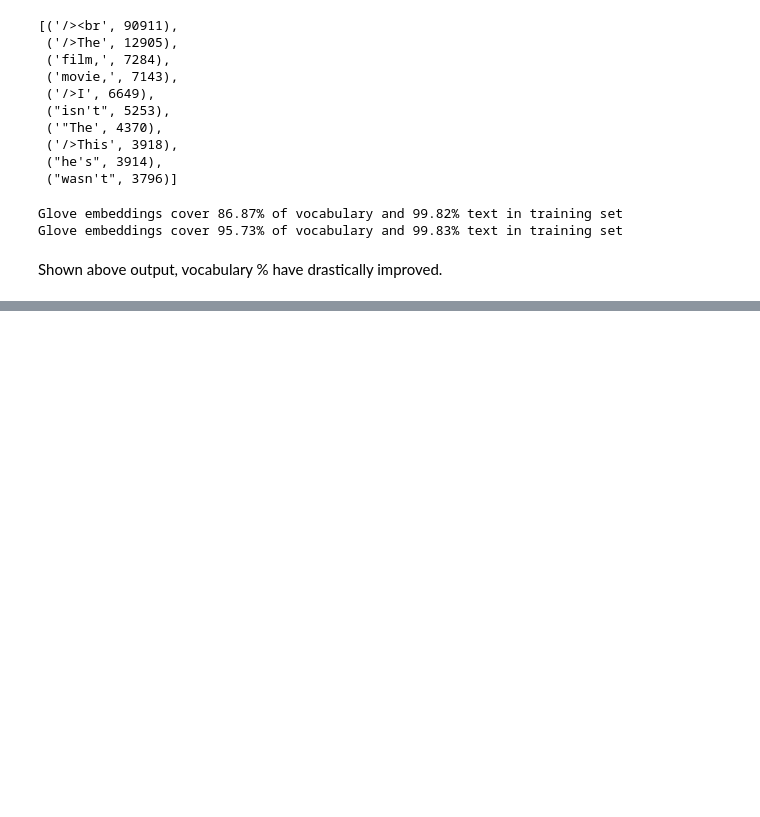
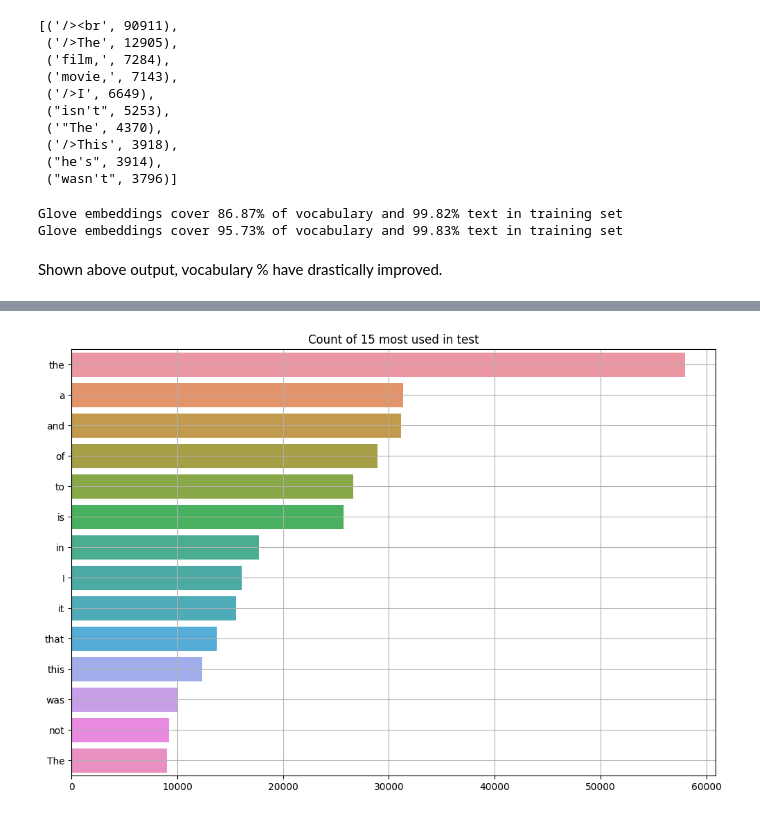
Before and after one commit to yunmokoo/NLP-sentiment, a Jupyter notebook: imdb-50k-reviews.ipynb, the cells around one changed output, grey strips where cells are left out. Saved outputs shown, nothing was run; the diff lists cells and outputs as text; code cells hidden in the pictures; blank space fills up the shorter version.

```diff
--- a/imdb-50k-reviews.ipynb
+++ b/imdb-50k-reviews.ipynb
@@ -316,0 +330,12 @@ Shown above output, vocabulary % have drastically improved.
+# %%
+test_word=[]
+test_count=[]
+
+i=1
+for word, count in test_covered:
+    if word not in punctuations:
+        test_word.append(word)
+        test_count.append(count)
+        i+=1
+    if(i==15):
+        break
@@ -316,0 +348,6 @@ Shown above output, vocabulary % have drastically improved.
+# %%
+plt.figure(figsize=(12,8))
+sns.barplot(x=test_count,y=test_word).set_title('Count of 15 most used in test')
+plt.grid()
+# %% [output]
+[figure, added]
```
Also changed, not shown: parts of 6 cells of this notebook.
